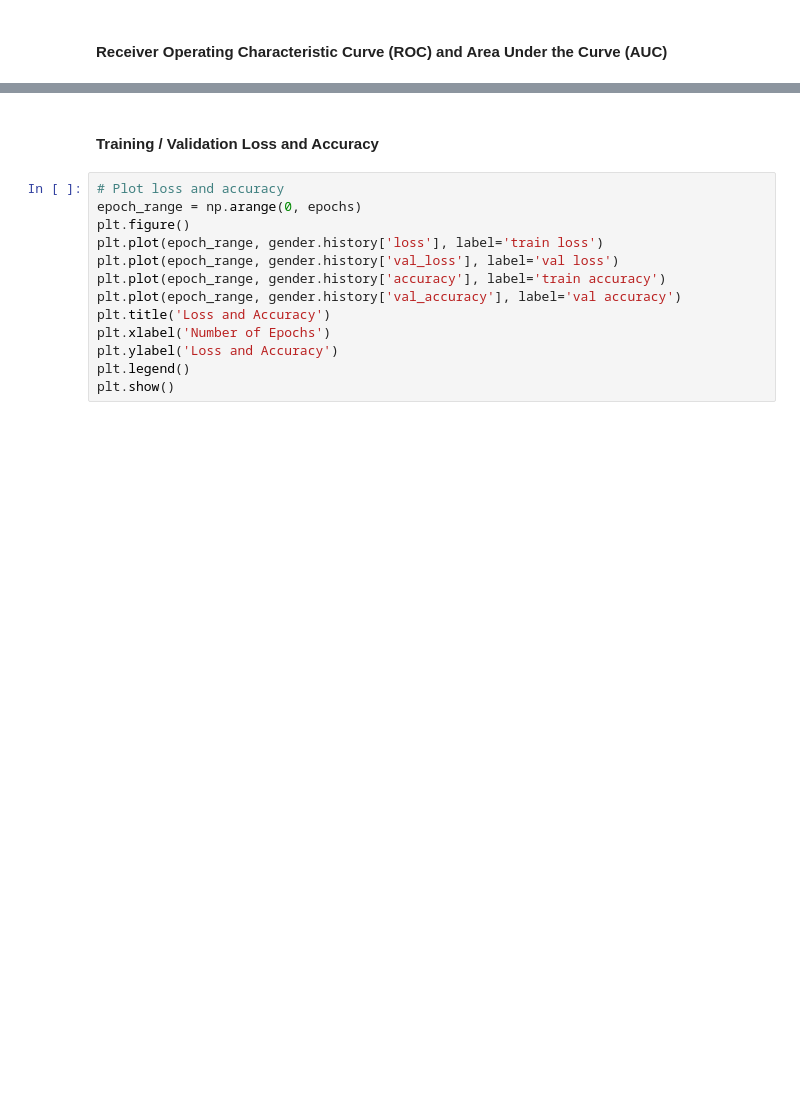
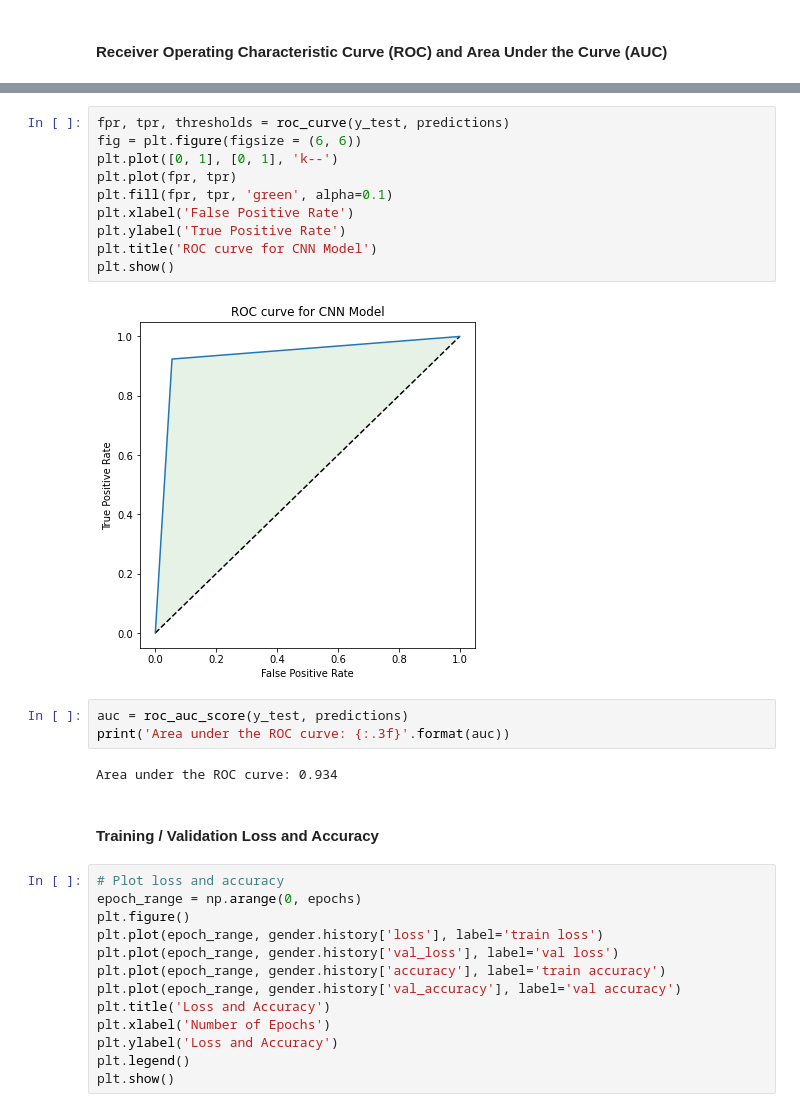
Before and after one commit to BenGriffith/data-science, a Jupyter notebook: capstone/final/generative-adversarial-network.ipynb, the cells around one changed output, grey strips where cells are left out. Saved outputs shown, nothing was run; the diff lists cells and outputs as text; blank space fills up the shorter version.

```diff
--- a/capstone/final/generative-adversarial-network.ipynb
+++ b/capstone/final/generative-adversarial-network.ipynb
@@ -600,3 +599,20 @@ print(roc_auc_score(y_test, predictions))
+# %%
+fpr, tpr, thresholds = roc_curve(y_test, predictions)
+fig = plt.figure(figsize = (6, 6))
+plt.plot([0, 1], [0, 1], 'k--')
+plt.plot(fpr, tpr)
+plt.fill(fpr, tpr, 'green', alpha=0.1)
+plt.xlabel('False Positive Rate')
+plt.ylabel('True Positive Rate')
+plt.title('ROC curve for CNN Model')
+plt.show()
+# %% [output]
+[figure, added]
+# %%
+auc = roc_auc_score(y_test, predictions)
+print('Area under the ROC curve: {:.3f}'.format(auc))
+# %% [output]
+Area under the ROC curve: 0.934
 # %% [markdown]
 #### Training / Validation Loss and Accuracy
 # %%
```
Also changed, not shown: parts of 34 cells of this notebook.
